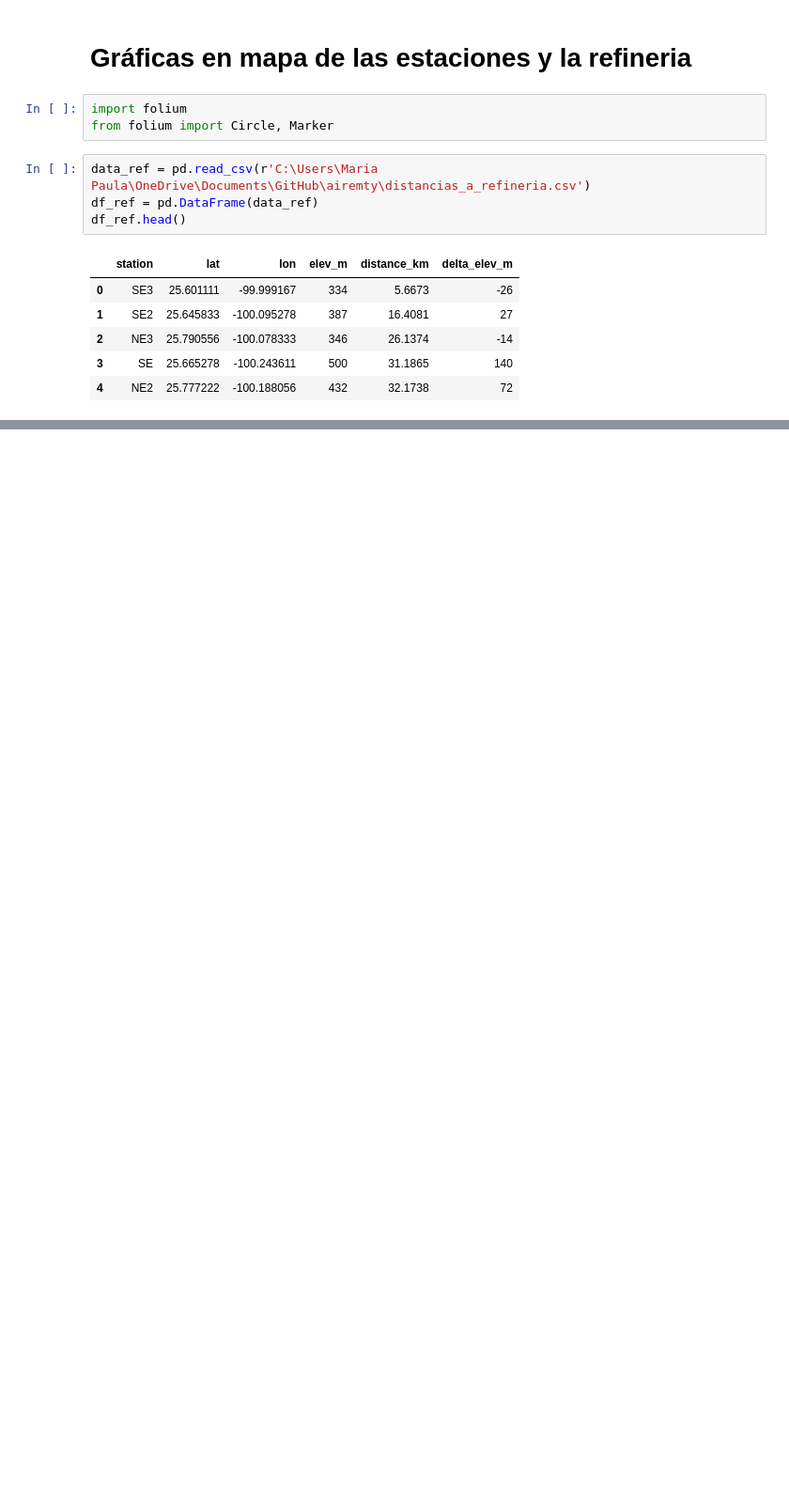
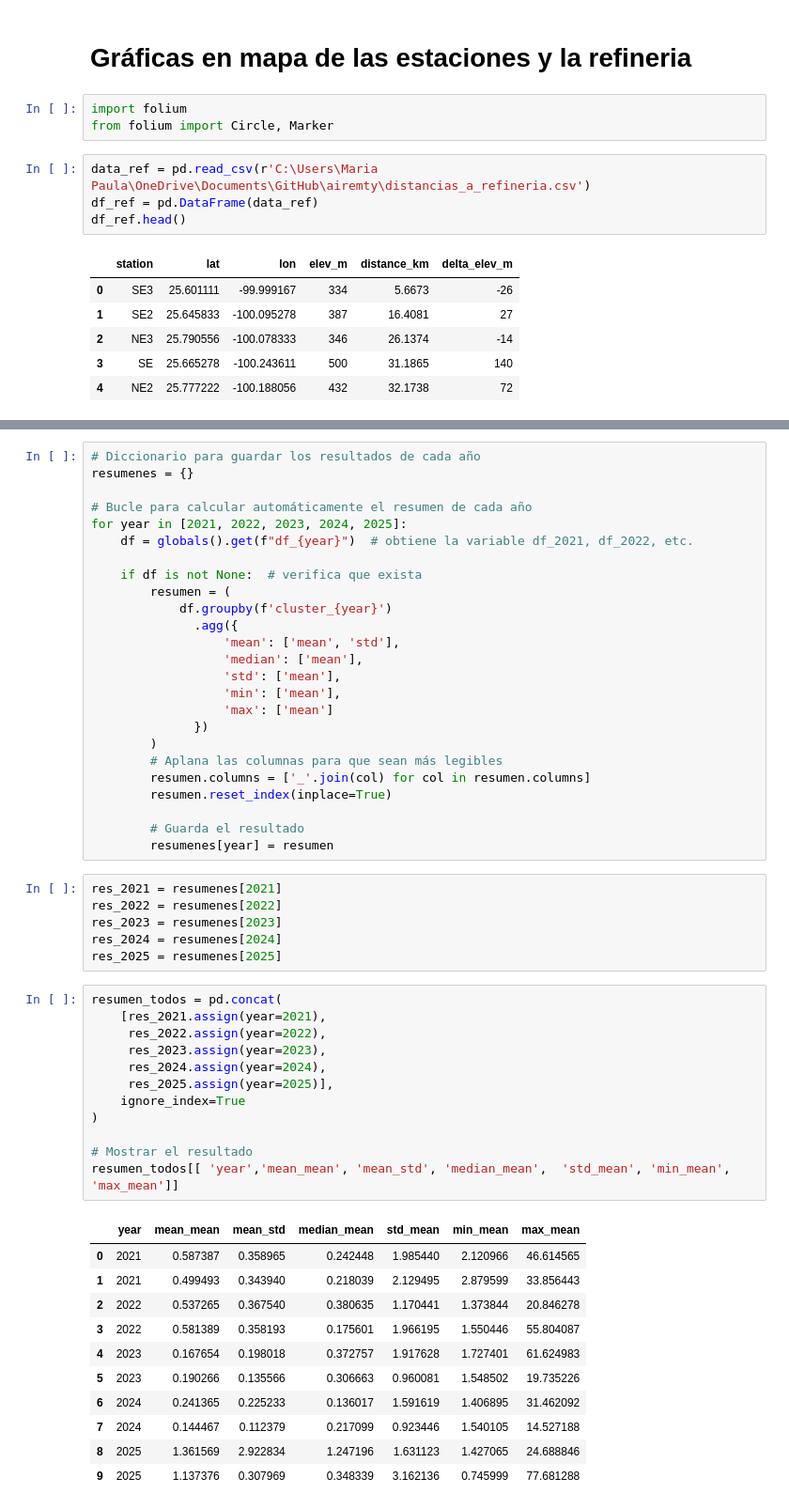
Before and after one commit to andreroblesb/airemty, a Jupyter notebook: conglomerados.ipynb, the cells around one changed output, grey strips where cells are left out. Shown at 94% size. Saved outputs shown, nothing was run; the diff lists cells and outputs as text; blank space fills up the shorter version.

```diff
--- a/conglomerados.ipynb
+++ b/conglomerados.ipynb
@@ -379,0 +551,55 @@ mapa
+# %%
+# Diccionario para guardar los resultados de cada año
+resumenes = {}
+
+# Bucle para calcular automáticamente el resumen de cada año
+for year in [2021, 2022, 2023, 2024, 2025]:
+    df = globals().get(f"df_{year}")  # obtiene la variable df_2021, df_2022, etc.
+
+    if df is not None:  # verifica que exista
+        resumen = (
+            df.groupby(f'cluster_{year}')
+              .agg({
+                  'mean': ['mean', 'std'],
+                  'median': ['mean'],
+                  'std': ['mean'],
+                  'min': ['mean'],
+                  'max': ['mean']
+              })
+        )
+        # Aplana las columnas para que sean más legibles
+        resumen.columns = ['_'.join(col) for col in resumen.columns]
+        resumen.reset_index(inplace=True)
+
+        # Guarda el resultado
+        resumenes[year] = resumen
+# %%
+res_2021 = resumenes[2021]
+res_2022 = resumenes[2022]
+res_2023 = resumenes[2023]
+res_2024 = resumenes[2024]
+res_2025 = resumenes[2025]
+# %%
+resumen_todos = pd.concat(
+    [res_2021.assign(year=2021),
+     res_2022.assign(year=2022),
+     res_2023.assign(year=2023),
+     res_2024.assign(year=2024),
+     res_2025.assign(year=2025)],
+    ignore_index=True
+)
+
+# Mostrar el resultado
+resumen_todos[[	'year','mean_mean',	'mean_std',	'median_mean',	'std_mean',	'min_mean',	'max_mean']]
+# %% [output]
+|  | year | mean_mean | mean_std | median_mean | std_mean | min_mean | max_mean |
+| 0 | 2021 | 0.587387 | 0.358965 | 0.242448 | 1.985440 | 2.120966 | 46.614565 |
+| 1 | 2021 | 0.499493 | 0.343940 | 0.218039 | 2.129495 | 2.879599 | 33.856443 |
+| 2 | 2022 | 0.537265 | 0.367540 | 0.380635 | 1.170441 | 1.373844 | 20.846278 |
+| 3 | 2022 | 0.581389 | 0.358193 | 0.175601 | 1.966195 | 1.550446 | 55.804087 |
+| 4 | 2023 | 0.167654 | 0.198018 | 0.372757 | 1.917628 | 1.727401 | 61.624983 |
+| 5 | 2023 | 0.190266 | 0.135566 | 0.306663 | 0.960081 | 1.548502 | 19.735226 |
+| 6 | 2024 | 0.241365 | 0.225233 | 0.136017 | 1.591619 | 1.406895 | 31.462092 |
+| 7 | 2024 | 0.144467 | 0.112379 | 0.217099 | 0.923446 | 1.540105 | 14.527188 |
+| 8 | 2025 | 1.361569 | 2.922834 | 1.247196 | 1.631123 | 1.427065 | 24.688846 |
+| 9 | 2025 | 1.137376 | 0.307969 | 0.348339 | 3.162136 | 0.745999 | 77.681288 |
```
Also changed, not shown: parts of 10 cells of this notebook, 1 other file.
